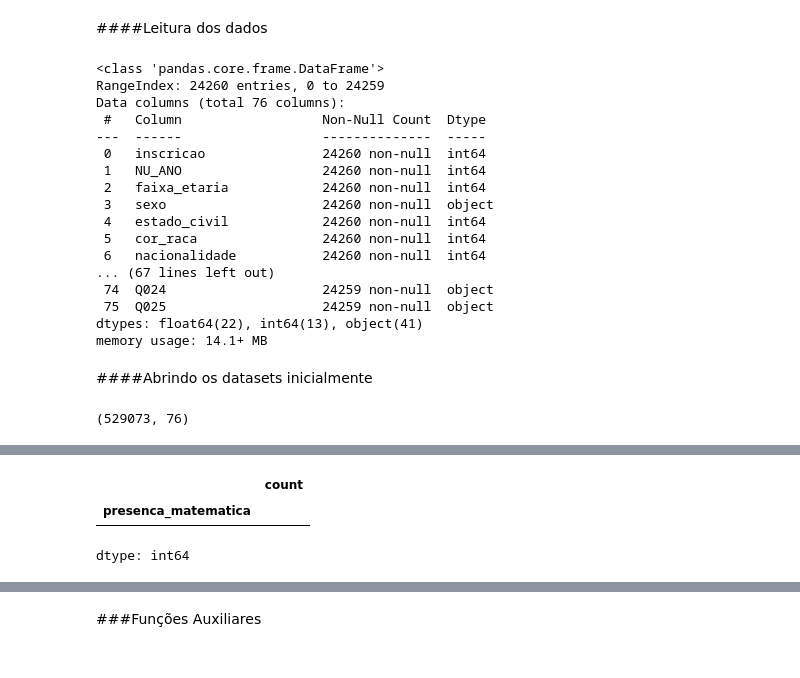
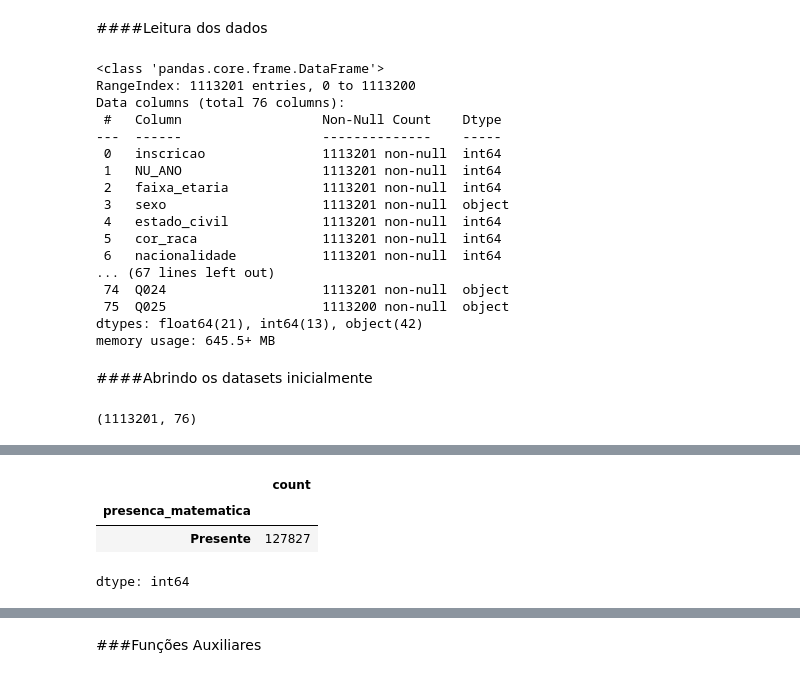
Before and after one commit to 4lbanes/GEIA-25.1, a Jupyter notebook: src/Enem2023_Analise/Trabalho_Final_GEIA_Erich.ipynb, the cells around one changed output, grey strips where cells are left out. Saved outputs shown, nothing was run; the diff lists cells and outputs as text; code cells hidden in the pictures.

```diff
--- a/src/Enem2023_Analise/Trabalho_Final_GEIA_Erich.ipynb
+++ b/src/Enem2023_Analise/Trabalho_Final_GEIA_Erich.ipynb
@@ -32,7 +34,7 @@ import matplotlib.pyplot as plt
 # %% [markdown]
 ####Leitura dos dados
 # %%
-df = pd.read_csv('MICRODADOS_ENEM_2023.csv', sep=';', encoding='latin1')
+df_raw = pd.read_csv('MICRODADOS_ENEM_2023.csv', sep=';', encoding='latin1')
 # %%
 colunas_renomeadas = {
     'NU_INSCRICAO': 'inscricao',
@@ -56,4 +58,4 @@ colunas_renomeadas = {
     'TP_STATUS_REDACAO': 'status_redacao',
     'Q006': 'faixa_renda_familiar'}
 
-df.rename(columns=colunas_renomeadas, inplace=True)
+df_raw.rename(columns=colunas_renomeadas, inplace=True)
@@ -68,27 +98,27 @@ df['presenca_matematica'] = df['presenca_matematica'].map(mapa_presenca)
 # %%
-df.info()
+df_raw.info()
 # %% [output]
 <class 'pandas.core.frame.DataFrame'>
-RangeIndex: 24260 entries, 0 to 24259
+RangeIndex: 1113201 entries, 0 to 1113200
 Data columns (total 76 columns):
- #   Column                  Non-Null Count  Dtype
----  ------                  --------------  -----
- 0   inscricao               24260 non-null  int64
- 1   NU_ANO                  24260 non-null  int64
- 2   faixa_etaria            24260 non-null  int64
- 3   sexo                    24260 non-null  object
- 4   estado_civil            24260 non-null  int64
- 5   cor_raca                24260 non-null  int64
- 6   nacionalidade           24260 non-null  int64
+ #   Column                  Non-Null Count    Dtype
+---  ------                  --------------    -----
+ 0   inscricao               1113201 non-null  int64
+ 1   NU_ANO                  1113201 non-null  int64
+ 2   faixa_etaria            1113201 non-null  int64
+ 3   sexo                    1113201 non-null  object
+ 4   estado_civil            1113201 non-null  int64
+ 5   cor_raca                1113201 non-null  int64
+ 6   nacionalidade           1113201 non-null  int64
 ... (67 lines left out)
- 74  Q024                    24259 non-null  object
- 75  Q025                    24259 non-null  object
-dtypes: float64(22), int64(13), object(41)
-memory usage: 14.1+ MB
+ 74  Q024                    1113201 non-null  object
+ 75  Q025                    1113200 non-null  object
+dtypes: float64(21), int64(13), object(42)
+memory usage: 645.5+ MB
 # %% [markdown]
 ####Abrindo os datasets inicialmente
 # %%
-df.shape
+df_raw.shape
 # %% [output]
-(529073, 76)
+(1113201, 76)
 # %%
@@ -114,17 +144,18 @@ df.columns.tolist()
 # %%
 #Participantes presentes
 # Filtra apenas os participantes que estiveram presentes em todas as provas
-presentes = df[
-    (df['presenca_natureza'] == 'Presente') &
-    (df['presenca_humanas'] == 'Presente') &
-    (df['presenca_matematica'] == 'Presente') &
-    (df['presenca_linguagens'] == 'Presente')
+df = df_raw[
+    (df_raw['presenca_natureza'] == 'Presente') &
+    (df_raw['presenca_humanas'] == 'Presente') &
+    (df_raw['presenca_matematica'] == 'Presente') &
+    (df_raw['presenca_linguagens'] == 'Presente')
 ]
 
 df['presenca_matematica'].value_counts()
 # %% [output]
 |  | count |
 | presenca_matematica |  |
+| Presente | 127827 |
 dtype: int64
 # %%
 #Média, mediana, desvio padrão das notas
```
Also changed, not shown: parts of 26 cells of this notebook.
